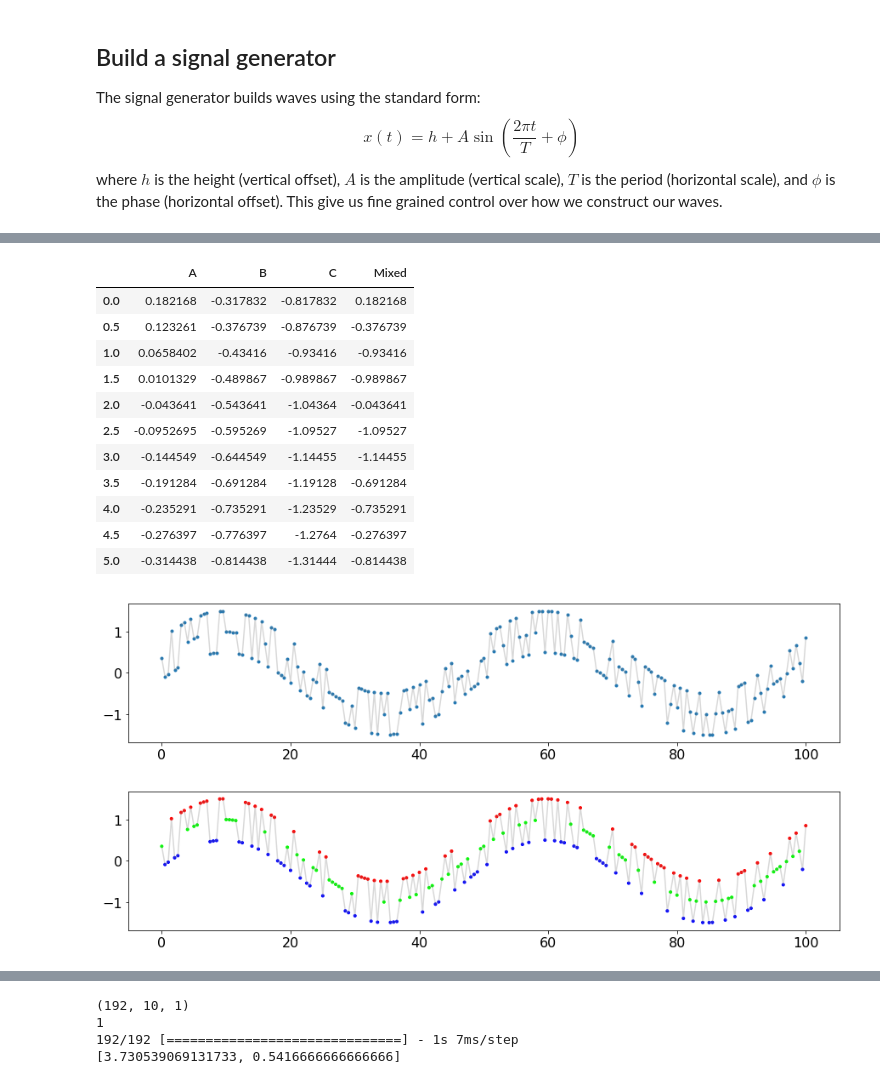
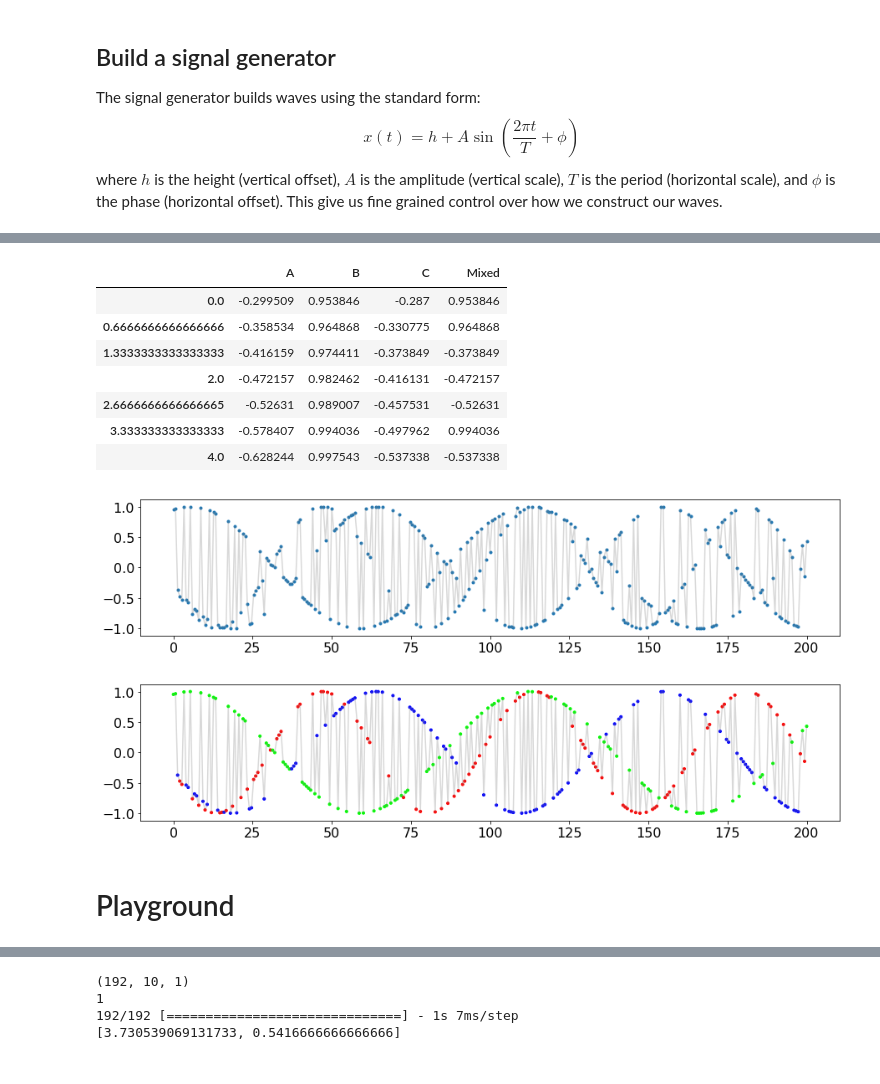
Before and after one commit to WillieMaddox/DiscRimNN, a Jupyter notebook: discrimnn.ipynb, the cells around one changed output, grey strips where cells are left out. Cells and saved outputs as stored; diff of their text form; code cells hidden in the pictures.

```diff
--- a/discrimnn.ipynb
+++ b/discrimnn.ipynb
@@ -63,22 +68,26 @@ where $h$ is the height (vertical offset), $A$ is the amplitude (vertical scale)
 from discrimnn.signal import MixedSignal
 # %%
 # start off with simplest case for proof of concept
+t_initial = 0
+t_final = 200
 n_timestamps = 301
 n_timesteps = 46
 
-sig1_coeffs = {'phase': {'delta': np.pi}, 'amplitude': {'mean': 1.0}, 'period': {'mean': 50.0}, 'offset': {'mean': 0.5}}
-sig2_coeffs = {'phase': {'delta': np.pi}, 'amplitude': {'mean': 1.0}, 'period': {'mean': 50.0}, 'offset': {'mean': 0.0}}
-sig3_coeffs = {'phase': {'delta': np.pi}, 'amplitude': {'mean': 1.0}, 'period': {'mean': 50.0}, 'offset': {'mean': -0.5}}
+sig1_coeffs = {'phase': {'delta': np.pi}, 'amplitude': {'mean': 1.0}, 'period': {'mean': 67.0}, 'offset': {'mean': 0.0}}
+sig2_coeffs = {'phase': {'delta': np.pi}, 'amplitude': {'mean': 1.0}, 'period': {'mean': 107.0}, 'offset': {'mean': 0.0}}
+sig3_coeffs = {'phase': {'delta': np.pi}, 'amplitude': {'mean': 1.0}, 'period': {'mean': 91.0}, 'offset': {'mean': 0.0}}
 sig_coeffs = [sig1_coeffs, sig2_coeffs, sig3_coeffs]
-msig_coeffs = {'phase': {'mean': 0, 'delta': np.pi}}
-msig = MixedSignal(0, 100, n_timestamps, n_timesteps, sig_coeffs, msig_coeffs)
+# msig_coeffs = {'phase': {'mean': 0, 'delta': np.pi}}
+msig_coeffs = {}
+time_coeffs = {'start': t_initial, 'stop': t_final, 'n_timestamps': n_timestamps, 'n_timesteps': n_timesteps}
+msig = MixedSignal(time_coeffs, sig_coeffs, msig_coeffs)
 n_signals = len(msig)
 X, y = msig()
 
 print(X.shape, y.shape)
 
 plt.figure(figsize=(15, 3))
-for i in range(n_signals):
+for i in range(msig.n_signals):
     plt.plot(msig.timestamps, msig.signals[i], marker='.')
 # %% [output]
 (256, 46, 1) (256, 3)
@@ -94,42 +95,41 @@ print(y[:5])
 # %%
 def highlight_column_matches(data, column='', color='yellow'):
     '''
     highlight the maximum in a Series or DataFrame
     '''
     attr = 'background-color: {}'.format(color)
     if data.ndim == 1:  # Series from .apply(axis=0) or axis=1
         is_mixed = data == data[column]
         return [attr if v else '' for v in is_mixed]
     else:  # from .apply(axis=None)
         is_mixed = data == data[column]
         return pd.DataFrame(np.where(is_mixed, attr, ''), index=data.index, columns=data.columns)
 
 df = pd.DataFrame(np.vstack((msig.signals, msig.mixed_signal)).T, index=msig.timestamps, columns=['A', 'B', 'C', 'Mixed'])
-df[:5].style.apply(highlight_column_matches, column='Mixed', color='lightblue', axis=1)
+df[:4].style.apply(highlight_column_matches, column='Mixed', color='lightblue', axis=1)
 # %% [output]
 |  | A | B | C | Mixed |
-| 0.0 | 0.182168 | -0.317832 | -0.817832 | 0.182168 |
-| 0.5 | 0.123261 | -0.376739 | -0.876739 | -0.376739 |
-| 1.0 | 0.0658402 | -0.43416 | -0.93416 | -0.93416 |
-| 1.5 | 0.0101329 | -0.489867 | -0.989867 | -0.989867 |
-| 2.0 | -0.043641 | -0.543641 | -1.04364 | -0.043641 |
-| 2.5 | -0.0952695 | -0.595269 | -1.09527 | -1.09527 |
-| 3.0 | -0.144549 | -0.644549 | -1.14455 | -1.14455 |
-| 3.5 | -0.191284 | -0.691284 | -1.19128 | -0.691284 |
-| 4.0 | -0.235291 | -0.735291 | -1.23529 | -0.735291 |
-| 4.5 | -0.276397 | -0.776397 | -1.2764 | -0.276397 |
-| 5.0 | -0.314438 | -0.814438 | -1.31444 | -0.814438 |
+| 0.0 | -0.299509 | 0.953846 | -0.287 | 0.953846 |
+| 0.6666666666666666 | -0.358534 | 0.964868 | -0.330775 | 0.964868 |
+| 1.3333333333333333 | -0.416159 | 0.974411 | -0.373849 | -0.373849 |
+| 2.0 | -0.472157 | 0.982462 | -0.416131 | -0.472157 |
+| 2.6666666666666665 | -0.52631 | 0.989007 | -0.457531 | -0.52631 |
+| 3.333333333333333 | -0.578407 | 0.994036 | -0.497962 | 0.994036 |
+| 4.0 | -0.628244 | 0.997543 | -0.537338 | -0.537338 |
+# %%
+plt.figure(figsize=(15, 3))
+plt.plot(msig.timestamps, msig.mixed_signal, color='grey', alpha=0.3)
+plt.scatter(msig.timestamps, msig.mixed_signal, marker='.')
+plt.show()
+# %% [output]
+[figure, added]
 # %%
-plt.figure(figsize=(15, 3))
-plt.plot(msig.timestamps, msig.mixed_signal, color='grey', alpha=0.3)
-plt.scatter(msig.timestamps, msig.mixed_signal, marker='.')
-plt.show()
-
 plt.figure(figsize=(15, 3))
 plt.plot(msig.timestamps, msig.mixed_signal, color='grey', alpha=0.3)
 plt.scatter(msig.timestamps, msig.mixed_signal, marker='.', c=msig.one_hots)
 plt.show()
 # %% [output]
-[figure, old version]
+[figure, new version]
-[figure, removed]
+# %% [markdown]
+# Playground
 # %%
```
Also changed, not shown: parts of 8 cells of this notebook, 1 other file.
